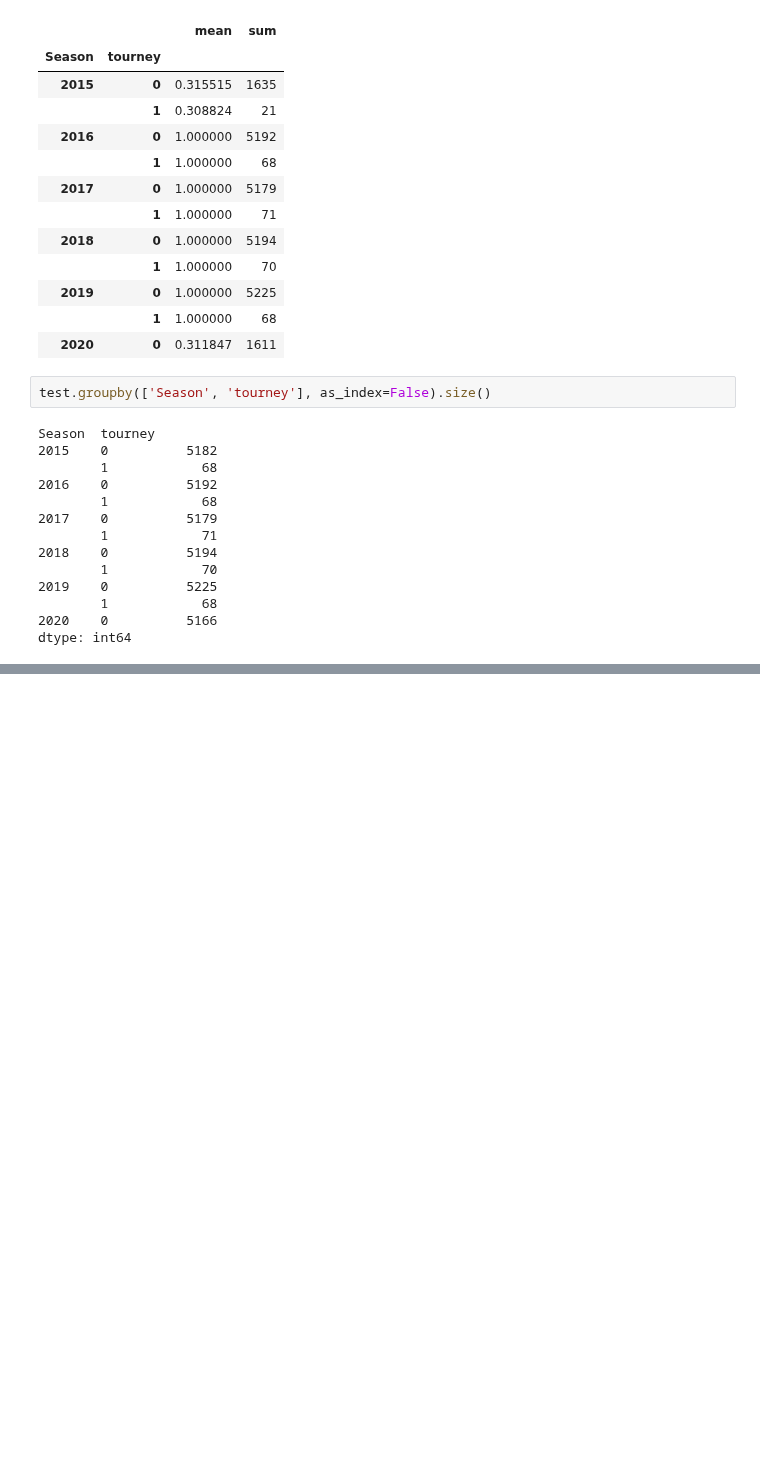
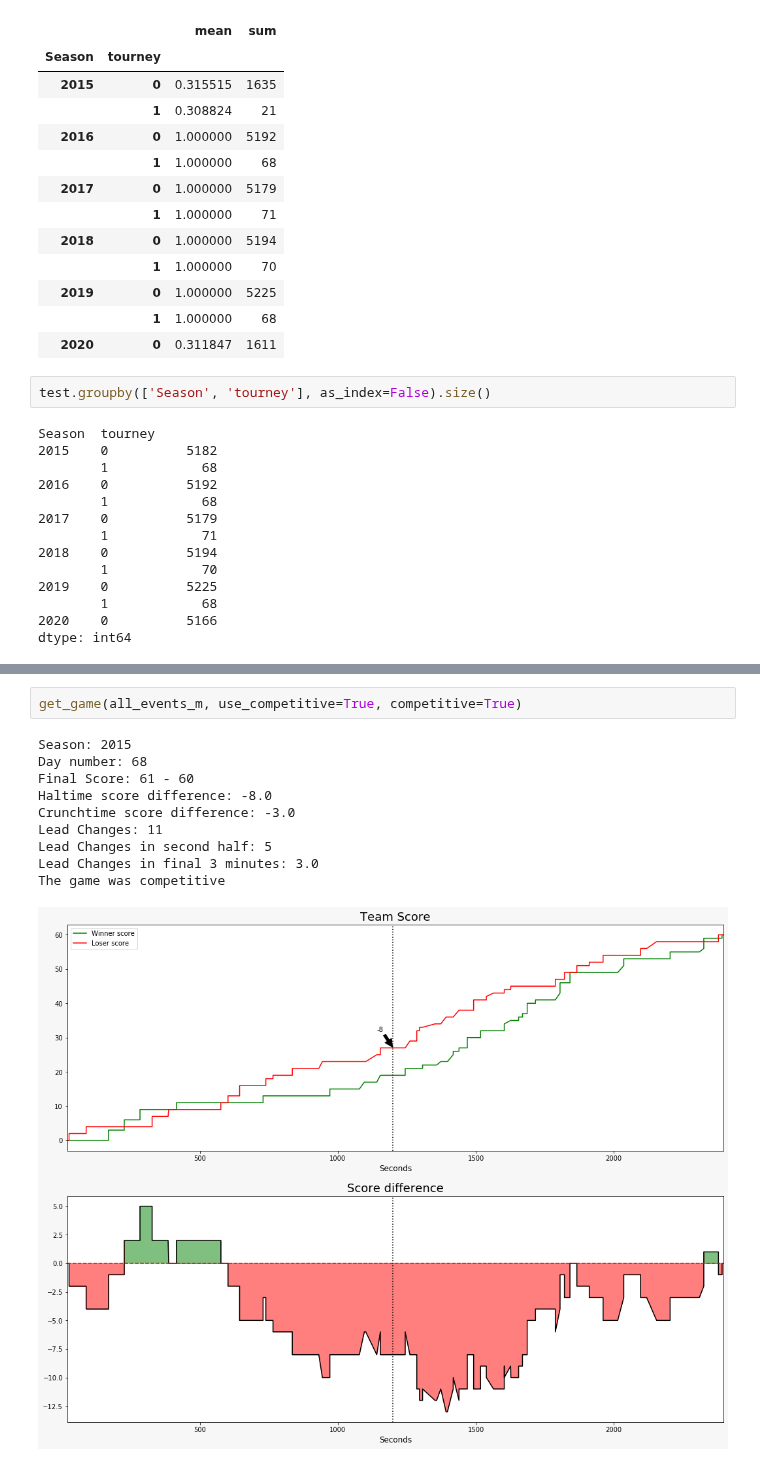
Before and after one commit to lucabasa/kaggle_competitions, a Jupyter notebook: marc_madness/07_events.ipynb, the cells around one changed output, grey strips where cells are left out. Cells and saved outputs as stored; diff of their text form; blank space fills up the shorter version.

```diff
--- a/marc_madness/07_events.ipynb
+++ b/marc_madness/07_events.ipynb
@@ -460,0 +534,13 @@ plt.show()
+# %%
+get_game(all_events_m, use_competitive=True, competitive=True)
+# %% [output]
+Season: 2015
+Day number: 68
+Final Score: 61 - 60
+Haltime score difference: -8.0
+Crunchtime score difference: -3.0
+Lead Changes: 11
+Lead Changes in second half: 5
+Lead Changes in final 3 minutes: 3.0
+The game was competitive
+[figure, added]
```
Also changed, not shown: parts of 16 cells of this notebook.
